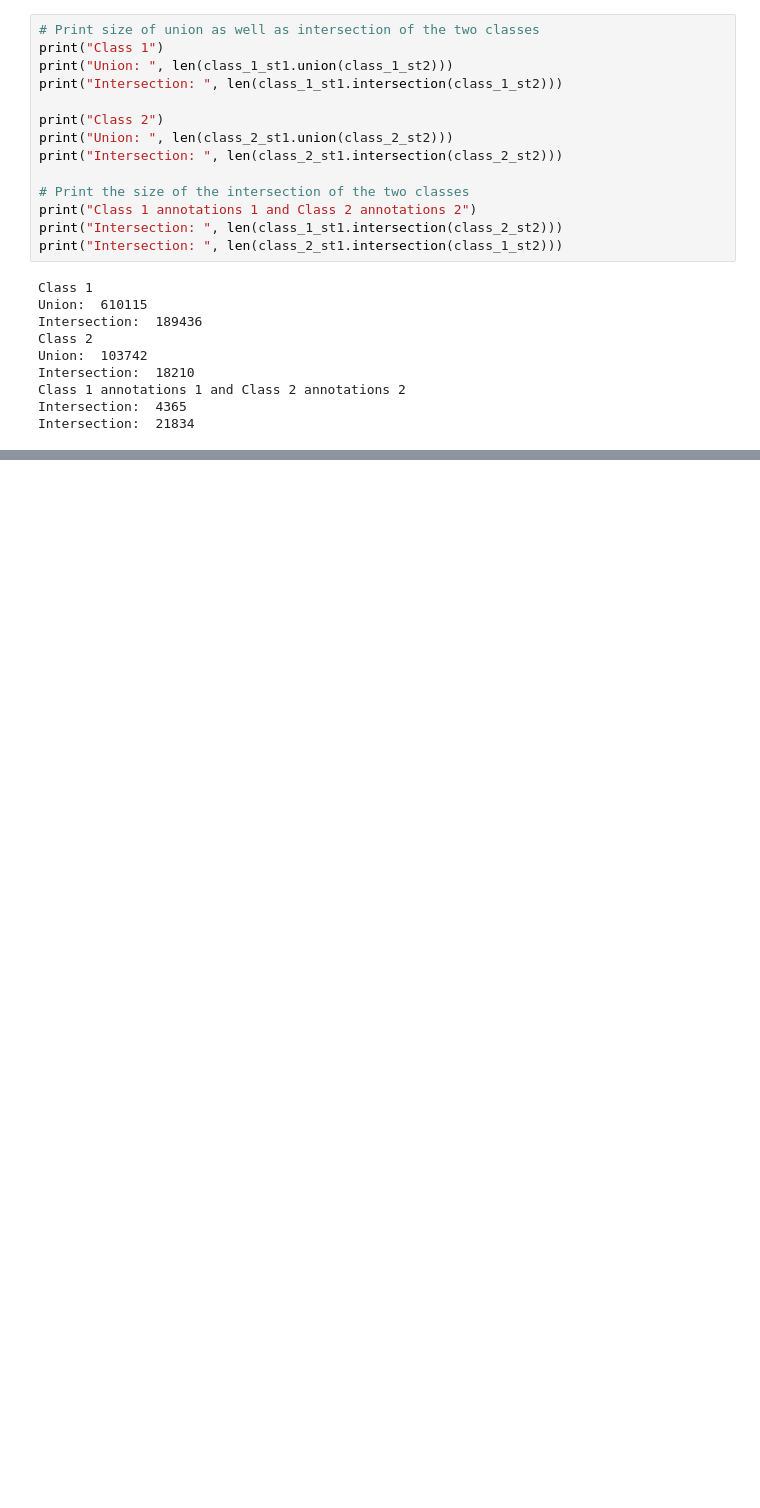
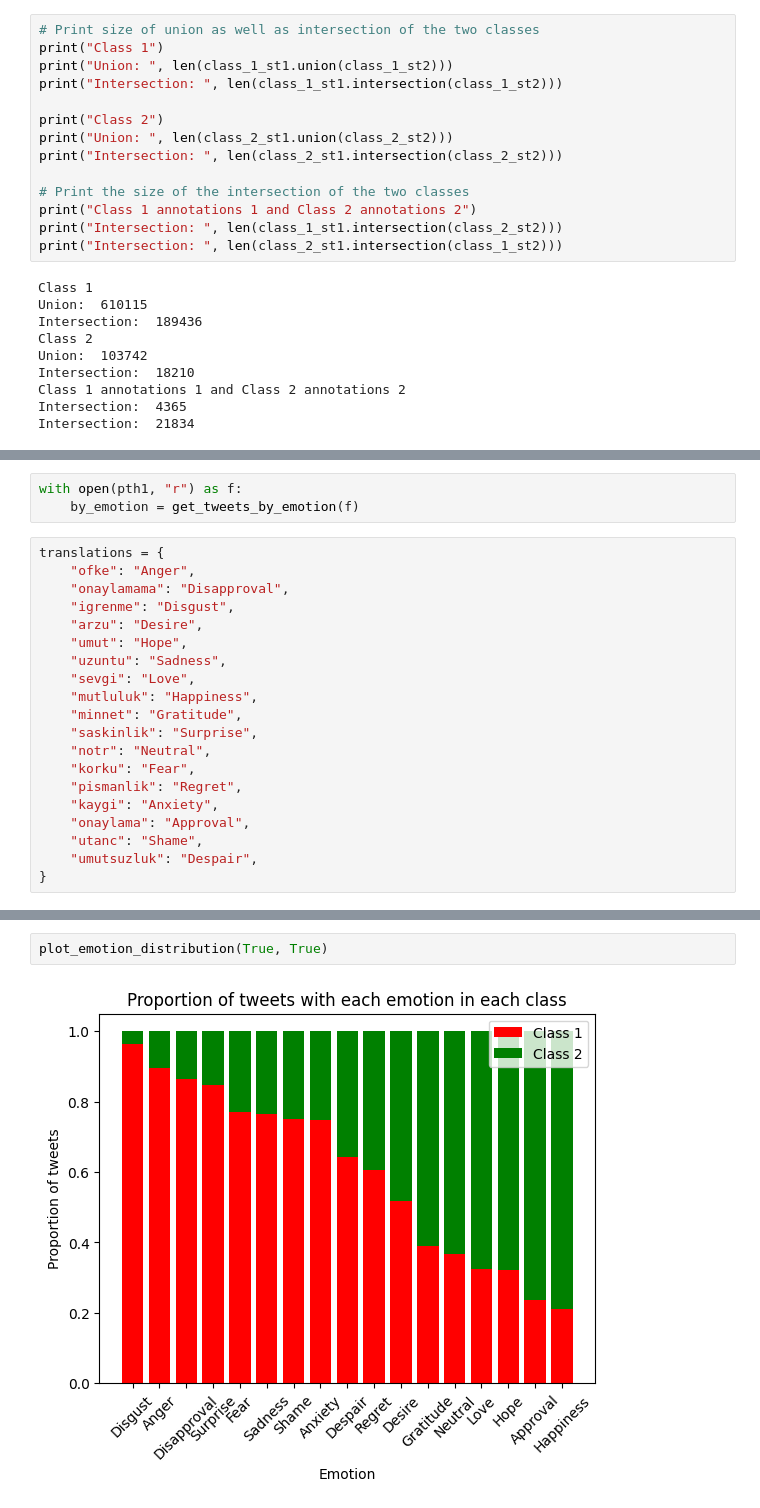
Before and after one commit to mbkizil/cssm501, a Jupyter notebook: analyze_annotations.ipynb, the cells around one changed output, grey strips where cells are left out. Drawn from its saved outputs; the diff is of its cells as text; blank space fills up the shorter version.

Commit message:
Tweet sampling

```diff
--- a/analyze_annotations.ipynb
+++ b/analyze_annotations.ipynb
@@ -250,0 +277,23 @@ Intersection:  21834
+# %%
+with open(pth1, "r") as f:
+    by_emotion = get_tweets_by_emotion(f)
+# %%
+translations = {
+    "ofke": "Anger",
+    "onaylamama": "Disapproval",
+    "igrenme": "Disgust",
+    "arzu": "Desire",
+    "umut": "Hope",
+    "uzuntu": "Sadness",
+    "sevgi": "Love",
+    "mutluluk": "Happiness",
+    "minnet": "Gratitude",
+    "saskinlik": "Surprise",
+    "notr": "Neutral",
+    "korku": "Fear",
+    "pismanlik": "Regret",
+    "kaygi": "Anxiety",
+    "onaylama": "Approval",
+    "utanc": "Shame",
+    "umutsuzluk": "Despair",
+}
@@ -250,0 +344,4 @@ Intersection:  21834
+# %%
+plot_emotion_distribution(True, True)
+# %% [output]
+[figure, added]
```
Also changed, not shown: parts of 10 cells of this notebook.
